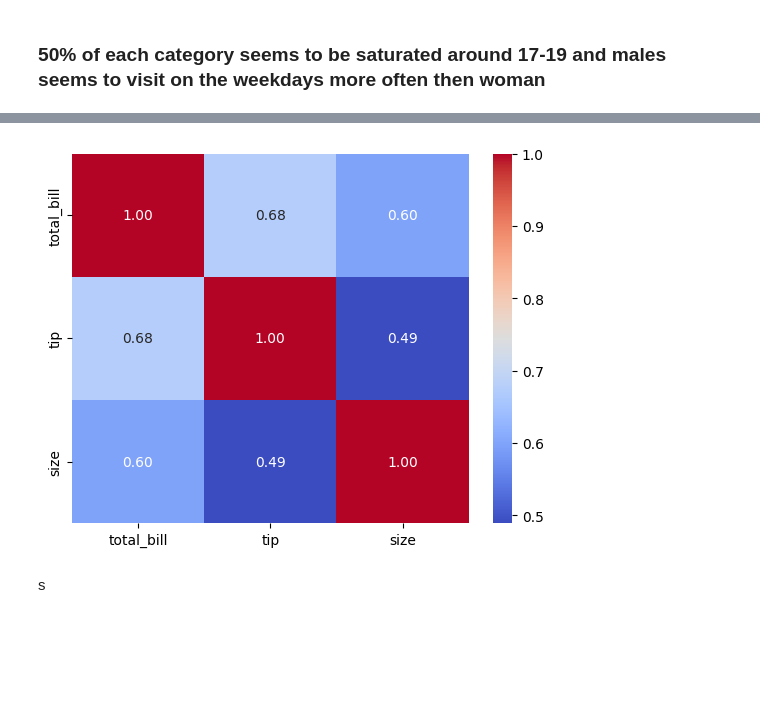
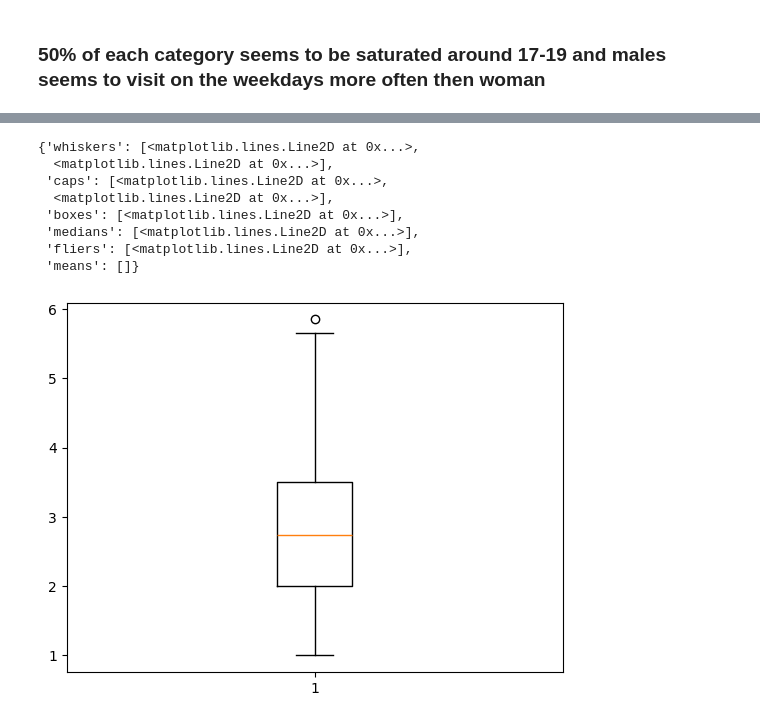
Before and after one commit to Wayn-Git/MLPractise, a Jupyter notebook: ToyDataSetsPractise/Tips_Dataset_By_Seaborn/tips.ipynb, the cells around one changed output, grey strips where cells are left out. Saved outputs shown, nothing was run; the diff lists cells and outputs as text; code cells hidden in the pictures; blank space fills up the shorter version.

Commit message:
Created a machine learning model for tips prediction

```diff
--- a/ToyDataSetsPractise/Tips_Dataset_By_Seaborn/tips.ipynb
+++ b/ToyDataSetsPractise/Tips_Dataset_By_Seaborn/tips.ipynb
@@ -202 +218,6 @@ from sklearn.preprocessing import LabelEncoder
+# %%
+Q1 = tips['tip'].quantile(0.25)
+Q3 = tips['tip'].quantile(0.75)
+IQR = Q3 - Q1
+tips_no_outliers = tips[~((tips['tip'] < (Q1 - 1.5 * IQR)) | (tips['tip'] > (Q3 + 1.5 * IQR)))]
 # %%
@@ -204,10 +225,21 @@ LE = LabelEncoder()
 # %%
 categorical_columns = ['sex', 'smoker', 'day', 'time']
+
+tips_encoded = pd.get_dummies(tips_no_outliers, columns=categorical_columns, drop_first=True)
+# %%
+plt.boxplot(tips_encoded['tip'])
+# %% [output]
+{'whiskers': [<matplotlib.lines.Line2D at 0x...>,
+  <matplotlib.lines.Line2D at 0x...>],
+ 'caps': [<matplotlib.lines.Line2D at 0x...>,
+  <matplotlib.lines.Line2D at 0x...>],
+ 'boxes': [<matplotlib.lines.Line2D at 0x...>],
+ 'medians': [<matplotlib.lines.Line2D at 0x...>],
+ 'fliers': [<matplotlib.lines.Line2D at 0x...>],
+ 'means': []}
+[figure, added]
 # %%
-correlation_matrix = tips[['total_bill', 'tip', 'size']].corr()
-sns.heatmap(correlation_matrix, annot=True, cmap='coolwarm', fmt=".2f")
-plt.show()
+from sklearn.model_selection import train_test_split
+
+X = tips_encoded.drop("tip", axis=1)
+y = tips_encoded['tip']
-# %% [output]
-[figure, removed]
-# %% [markdown]
-s
```
Also changed, not shown: parts of 17 cells of this notebook.
